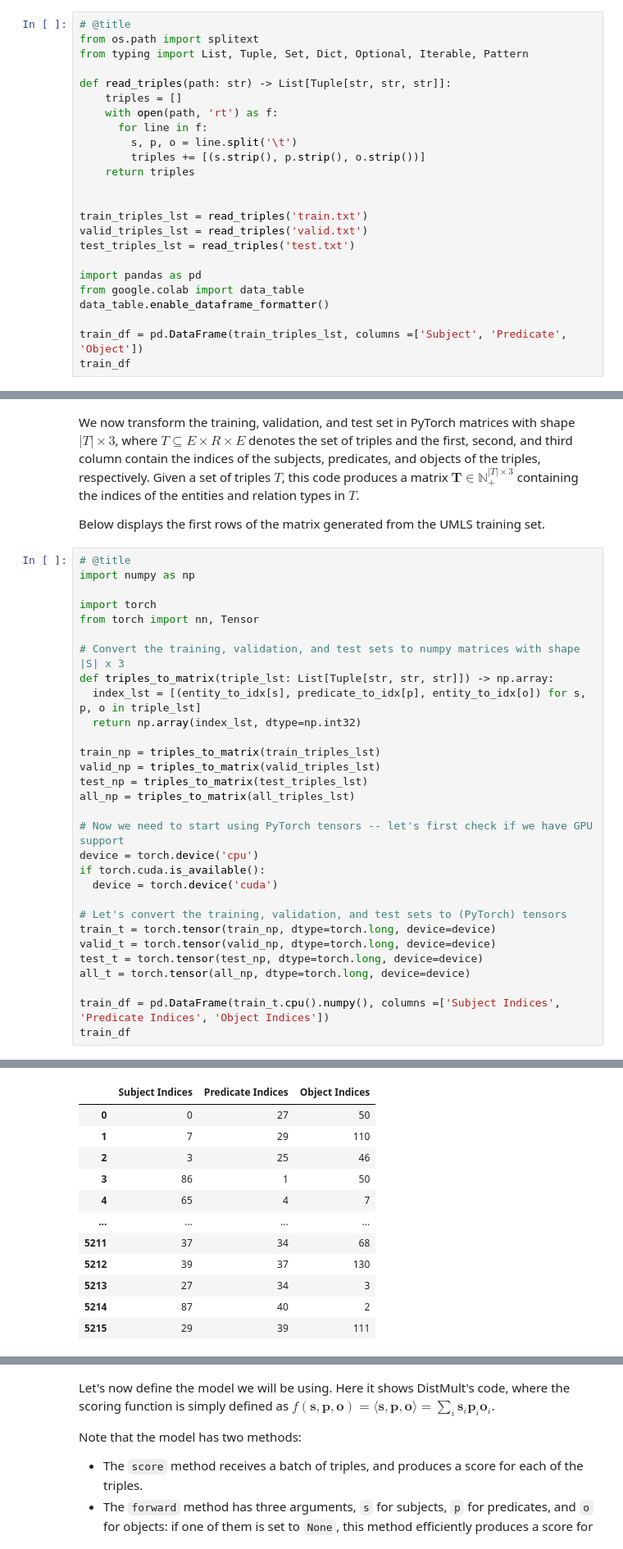
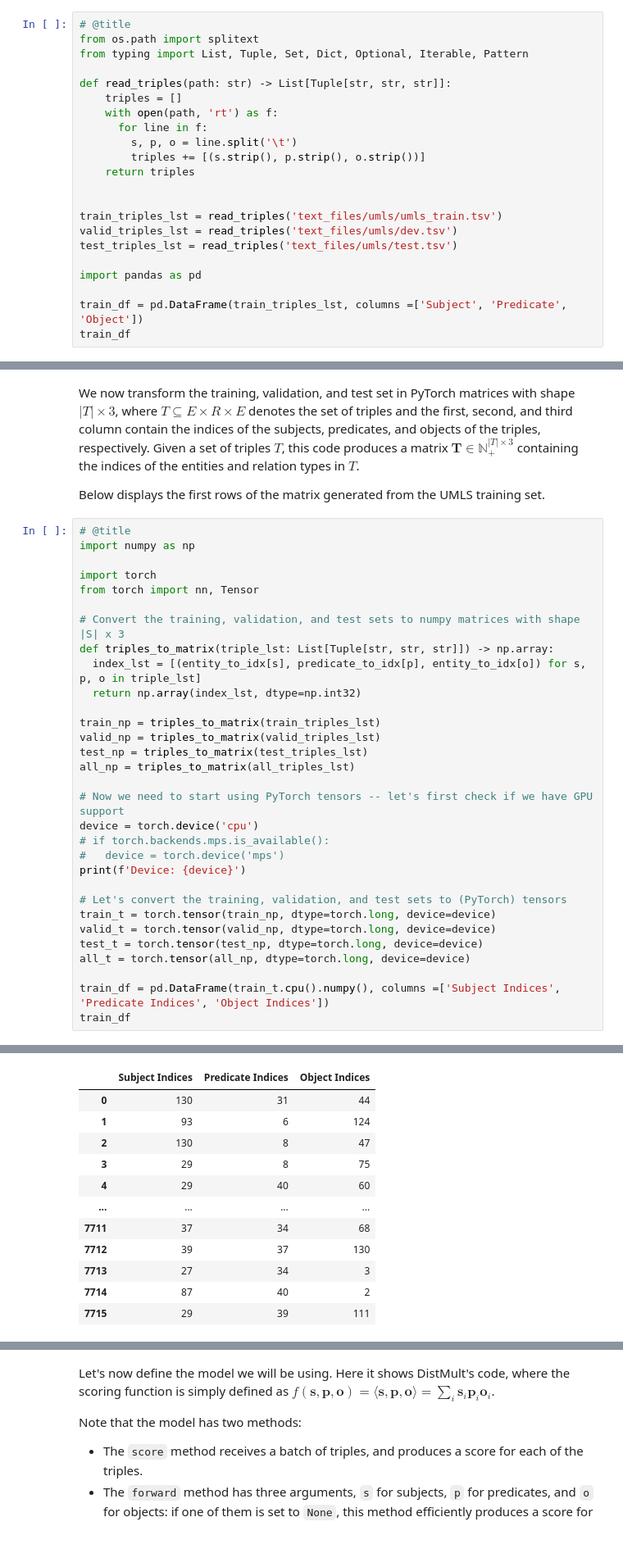
Before and after one commit to FlintyTub49/augmentation-diss, a Jupyter notebook: KGC Embeddings.ipynb, the cells around one changed output, grey strips where cells are left out. Shown at 82% size. Cells and saved outputs as stored; diff of their text form.

```diff
--- a/KGC Embeddings.ipynb
+++ b/KGC Embeddings.ipynb
@@ -50,13 +18,11 @@ def read_triples(path: str) -> List[Tuple[str, str, str]]:
     return triples
 
 
-train_triples_lst = read_triples('train.txt')
-valid_triples_lst = read_triples('valid.txt')
-test_triples_lst = read_triples('test.txt')
+train_triples_lst = read_triples('text_files/umls/umls_train.tsv')
+valid_triples_lst = read_triples('text_files/umls/dev.tsv')
+test_triples_lst = read_triples('text_files/umls/test.tsv')
 
 import pandas as pd
-from google.colab import data_table
-data_table.enable_dataframe_formatter()
 
 train_df = pd.DataFrame(train_triples_lst, columns =['Subject', 'Predicate', 'Object'])
 train_df
@@ -125,8 +91,9 @@ all_np = triples_to_matrix(all_triples_lst)
 
 # Now we need to start using PyTorch tensors -- let's first check if we have GPU support
 device = torch.device('cpu')
-if torch.cuda.is_available():
-  device = torch.device('cuda')
+# if torch.backends.mps.is_available():
+#   device = torch.device('mps')
+print(f'Device: {device}')
 
 # Let's convert the training, validation, and test sets to (PyTorch) tensors
 train_t = torch.tensor(train_np, dtype=torch.long, device=device)
@@ -140,12 +108,12 @@ train_df
 |  | Subject Indices | Predicate Indices | Object Indices |
-| 0 | 0 | 27 | 50 |
-| 1 | 7 | 29 | 110 |
-| 2 | 3 | 25 | 46 |
-| 3 | 86 | 1 | 50 |
-| 4 | 65 | 4 | 7 |
+| 0 | 130 | 31 | 44 |
+| 1 | 93 | 6 | 124 |
+| 2 | 130 | 8 | 47 |
+| 3 | 29 | 8 | 75 |
+| 4 | 29 | 40 | 60 |
 | ... | ... | ... | ... |
-| 5211 | 37 | 34 | 68 |
-| 5212 | 39 | 37 | 130 |
-| 5213 | 27 | 34 | 3 |
-| 5214 | 87 | 40 | 2 |
-| 5215 | 29 | 39 | 111 |
+| 7711 | 37 | 34 | 68 |
+| 7712 | 39 | 37 | 130 |
+| 7713 | 27 | 34 | 3 |
+| 7714 | 87 | 40 | 2 |
+| 7715 | 29 | 39 | 111 |
```
Also changed, not shown: parts of 9 cells of this notebook, 11 other files.
